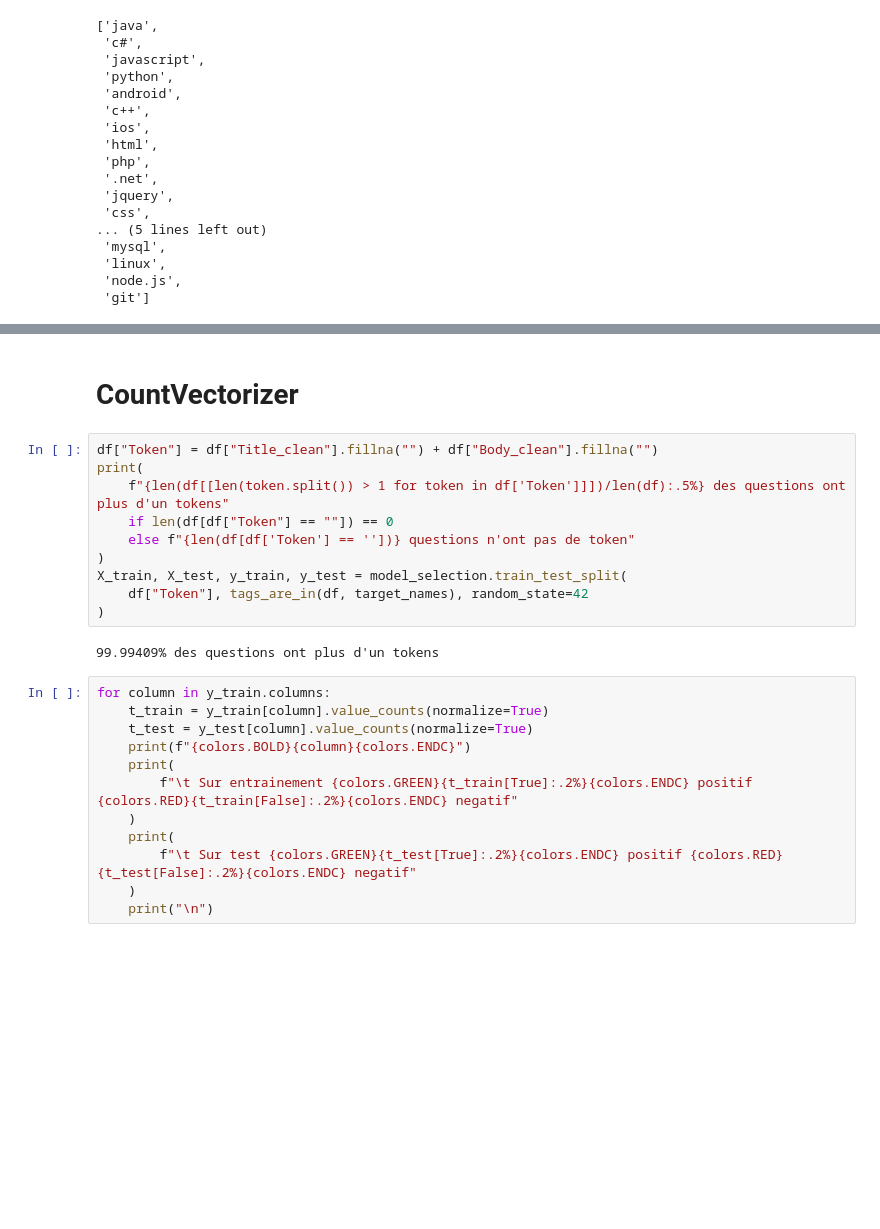
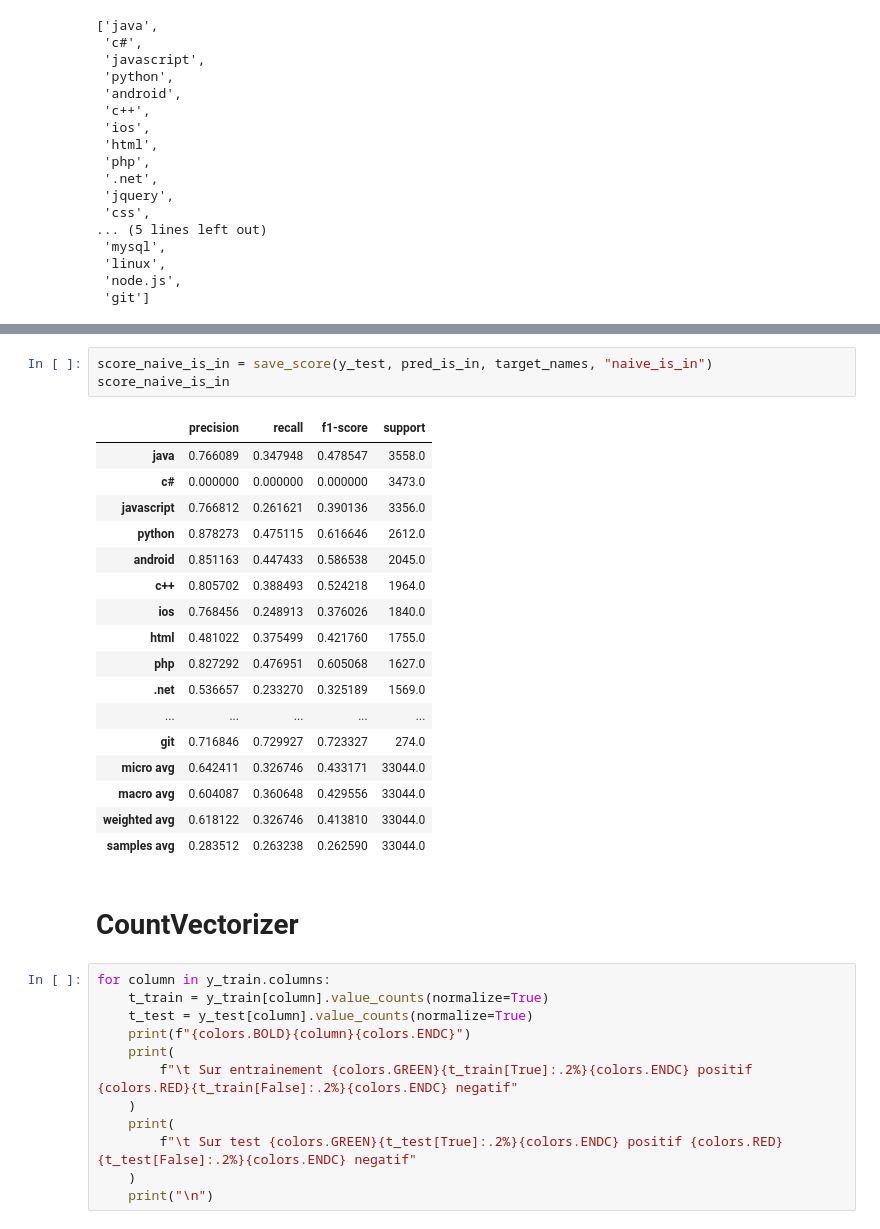
Before and after one commit to DomWch/OpenClassRooms-NLP-P5, a Jupyter notebook: p5-nlp-tfidf-onevsrest.ipynb, the cells around one changed output, grey strips where cells are left out. Drawn from its saved outputs; the diff is of its cells as text; blank space fills up the shorter version.

```diff
--- a/p5-nlp-tfidf-onevsrest.ipynb
+++ b/p5-nlp-tfidf-onevsrest.ipynb
@@ -225,17 +331,26 @@ with open("/kaggle/working/description.json", "w") as outfile:
+# %%
+score_naive_is_in = save_score(y_test, pred_is_in, target_names, "naive_is_in")
+score_naive_is_in
+# %% [output]
+|  | precision | recall | f1-score | support |
+| java | 0.766089 | 0.347948 | 0.478547 | 3558.0 |
+| c# | 0.000000 | 0.000000 | 0.000000 | 3473.0 |
+| javascript | 0.766812 | 0.261621 | 0.390136 | 3356.0 |
+| python | 0.878273 | 0.475115 | 0.616646 | 2612.0 |
+| android | 0.851163 | 0.447433 | 0.586538 | 2045.0 |
+| c++ | 0.805702 | 0.388493 | 0.524218 | 1964.0 |
+| ios | 0.768456 | 0.248913 | 0.376026 | 1840.0 |
+| html | 0.481022 | 0.375499 | 0.421760 | 1755.0 |
+| php | 0.827292 | 0.476951 | 0.605068 | 1627.0 |
+| .net | 0.536657 | 0.233270 | 0.325189 | 1569.0 |
+| ... | ... | ... | ... | ... |
+| git | 0.716846 | 0.729927 | 0.723327 | 274.0 |
+| micro avg | 0.642411 | 0.326746 | 0.433171 | 33044.0 |
+| macro avg | 0.604087 | 0.360648 | 0.429556 | 33044.0 |
+| weighted avg | 0.618122 | 0.326746 | 0.413810 | 33044.0 |
+| samples avg | 0.283512 | 0.263238 | 0.262590 | 33044.0 |
 # %% [markdown]
 # CountVectorizer
-# %%
-df["Token"] = df["Title_clean"].fillna("") + df["Body_clean"].fillna("")
-print(
-    f"{len(df[[len(token.split()) > 1 for token in df['Token']]])/len(df):.5%} des questions ont plus d'un tokens"
-    if len(df[df["Token"] == ""]) == 0
-    else f"{len(df[df['Token'] == ''])} questions n'ont pas de token"
-)
-X_train, X_test, y_train, y_test = model_selection.train_test_split(
-    df["Token"], tags_are_in(df, target_names), random_state=42
-)
-# %% [output]
-99.99409% des questions ont plus d'un tokens
 # %%
 for column in y_train.columns:
     t_train = y_train[column].value_counts(normalize=True)
```
Also changed, not shown: parts of 28 cells of this notebook.
